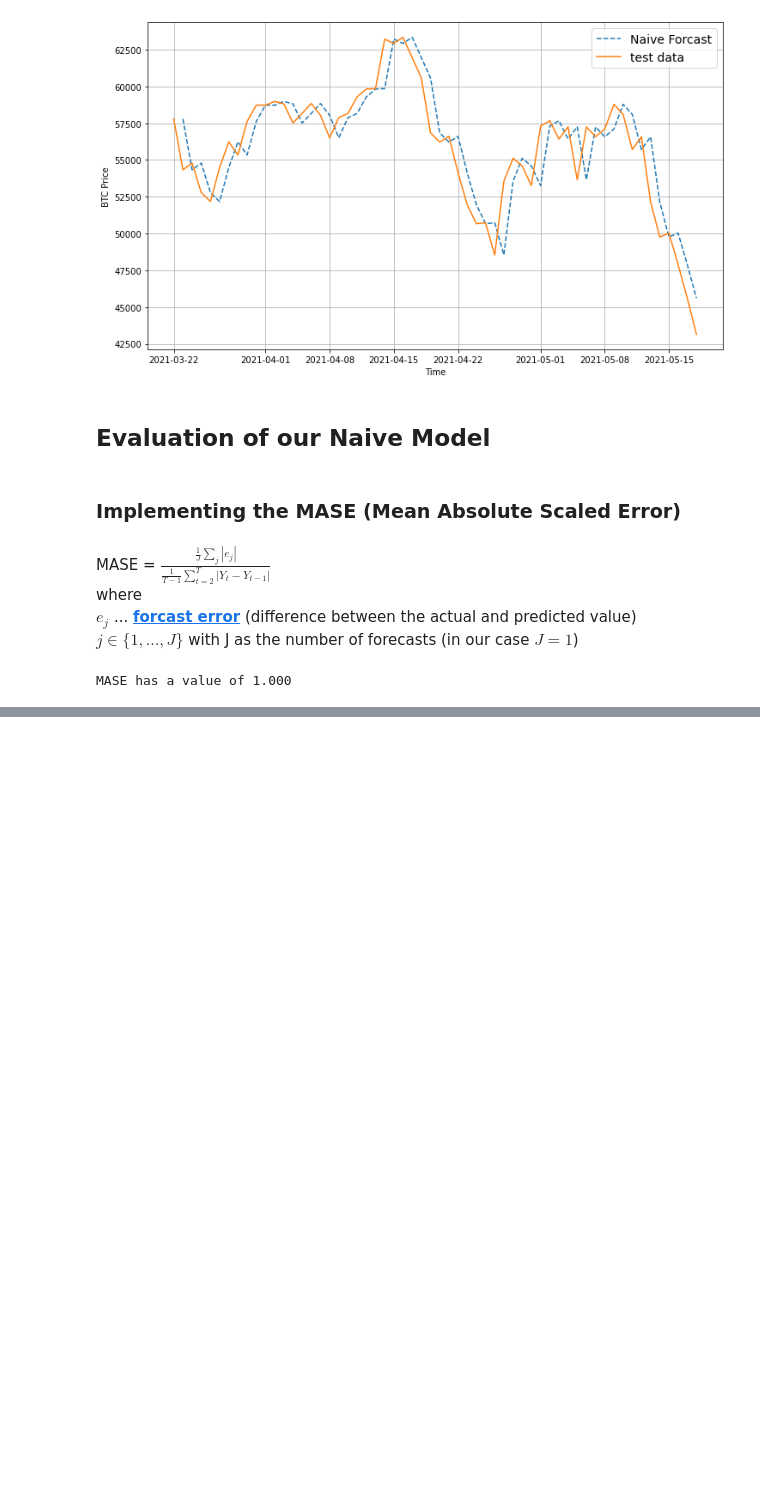
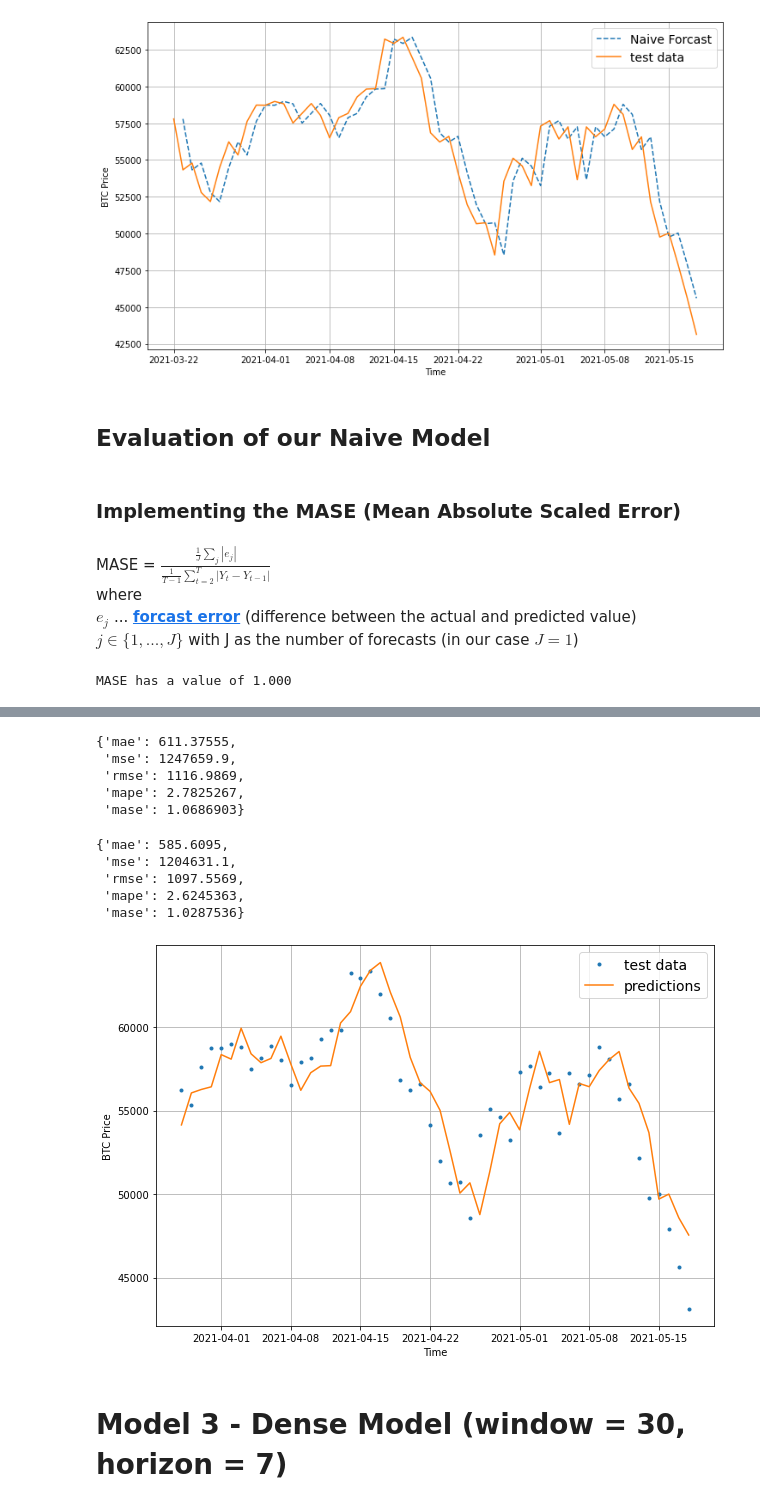
Before and after one commit to johanneseder711/Bitpredict, a Jupyter notebook: MilestoneProject_Bitpredict.ipynb, the cells around one changed output, grey strips where cells are left out. Drawn from its saved outputs; the diff is of its cells as text; code cells hidden in the pictures; blank space fills up the shorter version.

```diff
--- a/MilestoneProject_Bitpredict.ipynb
+++ b/MilestoneProject_Bitpredict.ipynb
@@ -201,0 +463,2 @@ MASE has a value of 1.000
+# %%
+full_windows, full_labels = make_windows(np.array(prices), window_size=WINDOW_SIZE, horizon = HORIZON)
@@ -201,0 +469,3 @@ MASE has a value of 1.000
+# %%
+# create train and test splits
+train_windows, test_windows, train_labels, test_labels = make_train_test_splits(full_windows,full_labels)
@@ -201,0 +534,2 @@ MASE has a value of 1.000
+# %%
+model_2 = tf.keras.models.load_model("model_experiments/model_2_dense")
@@ -201,0 +543,2 @@ MASE has a value of 1.000
+# %%
+model_2_preds = model_2.predict(test_windows)
@@ -201,0 +549,40 @@ MASE has a value of 1.000
+# %%
+model_2_results
+# %% [output]
+{'mae': 611.37555,
+ 'mse': 1247659.9,
+ 'rmse': 1116.9869,
+ 'mape': 2.7825267,
+ 'mase': 1.0686903}
+# %%
+model_1_results
+# %% [output]
+{'mae': 585.6095,
+ 'mse': 1204631.1,
+ 'rmse': 1097.5569,
+ 'mape': 2.6245363,
+ 'mase': 1.0287536}
+# %%
+# Lets plot our model 1 predictions
+
+offset = 500
+plt.figure(figsize=(10,7))
+
+plot_time_series(
+    timestamp=X_test[-len(test_windows):],
+    values=test_labels[:,0],
+    start=offset,
+    label="test data"
+
+)
+plot_time_series(
+    timestamp=X_test[-len(test_windows):],
+    values=model_2_preds[:,0],
+    formated='-',
+    start=offset,
+    label="predictions"
+)
+# %% [output]
+[figure, added]
+# %% [markdown]
+# Model 3 - Dense Model (window = 30, horizon = 7)
```
Also changed, not shown: parts of 55 cells of this notebook, 12 other files.
